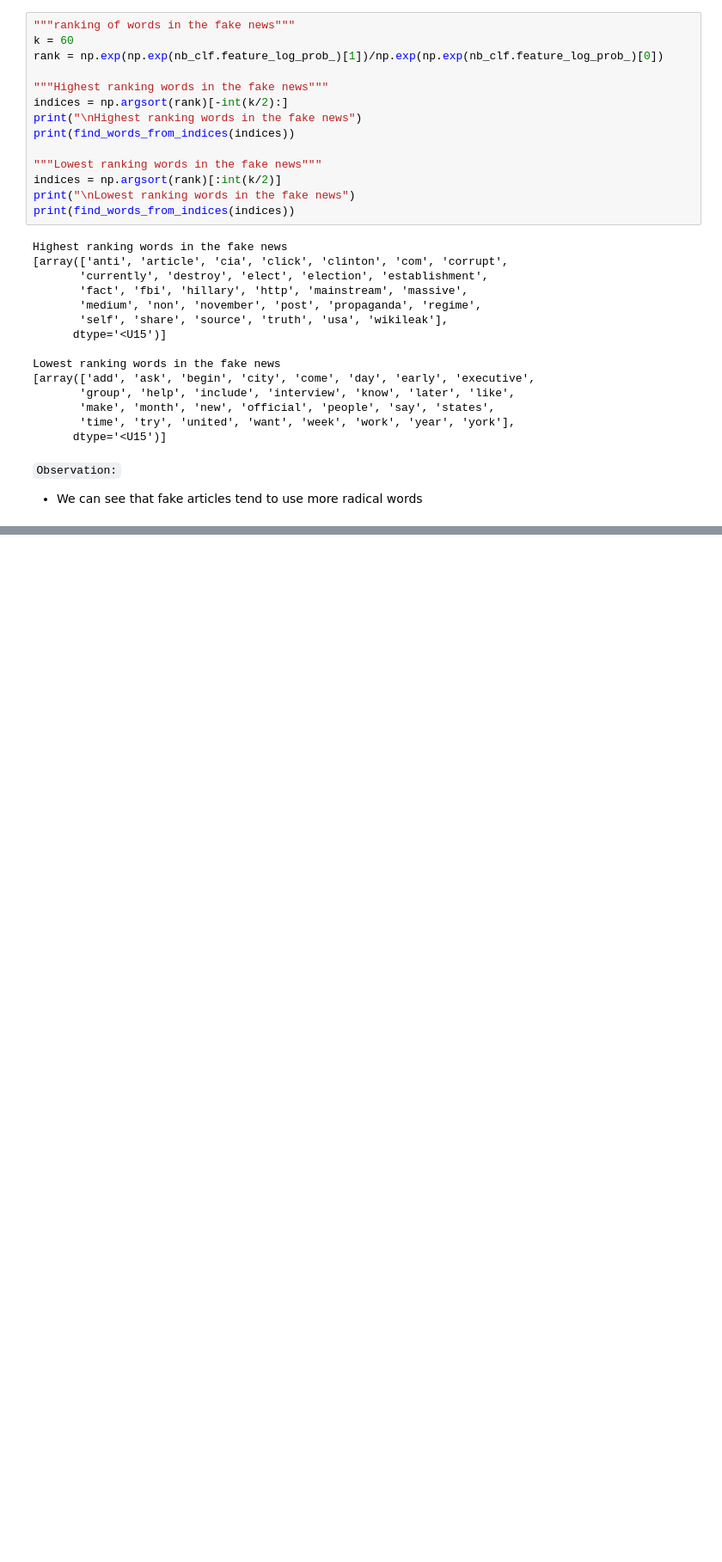
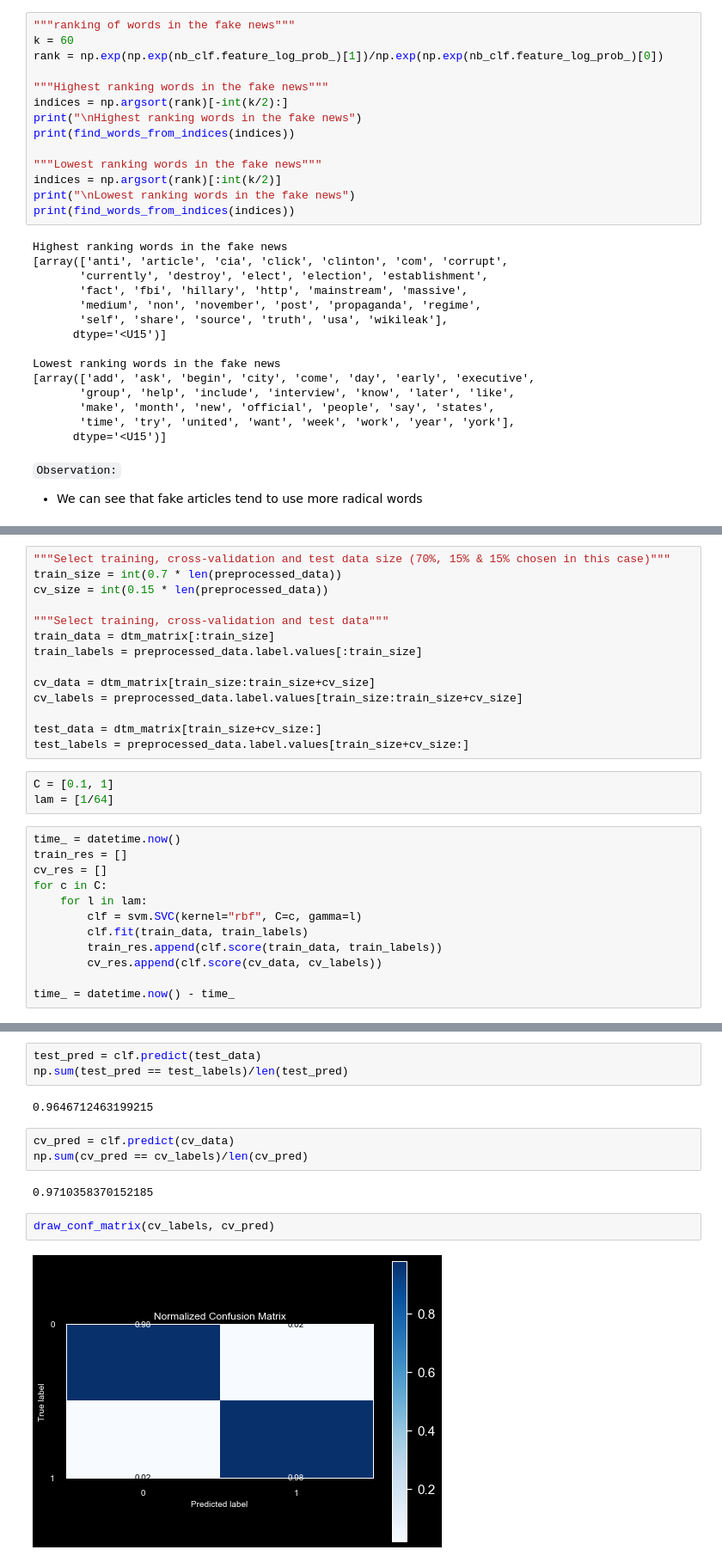
Before and after one commit to NehaSingh21/FakeNewsDetection, a Jupyter notebook: fake_news_detection.ipynb, the cells around one changed output, grey strips where cells are left out. Shown: that part at 86% size. Drawn from its saved outputs; the diff is of its cells as text; blank space fills up the shorter version.

```diff
--- a/fake_news_detection.ipynb
+++ b/fake_news_detection.ipynb
@@ -257,0 +274,29 @@ Lowest ranking words in the fake news
+# %%
+"""Select training, cross-validation and test data size (70%, 15% & 15% chosen in this case)"""
+train_size = int(0.7 * len(preprocessed_data))
+cv_size = int(0.15 * len(preprocessed_data))
+
+"""Select training, cross-validation and test data"""
+train_data = dtm_matrix[:train_size]
+train_labels = preprocessed_data.label.values[:train_size]
+
+cv_data = dtm_matrix[train_size:train_size+cv_size]
+cv_labels = preprocessed_data.label.values[train_size:train_size+cv_size]
+
+test_data = dtm_matrix[train_size+cv_size:]
+test_labels = preprocessed_data.label.values[train_size+cv_size:]
+# %%
+C = [0.1, 1]
+lam = [1/64]
+# %%
+time_ = datetime.now()
+train_res = []
+cv_res = []
+for c in C:
+    for l in lam:
+        clf = svm.SVC(kernel="rbf", C=c, gamma=l)
+        clf.fit(train_data, train_labels)
+        train_res.append(clf.score(train_data, train_labels))
+        cv_res.append(clf.score(cv_data, cv_labels))
+
+time_ = datetime.now() - time_
@@ -257,0 +315,14 @@ Lowest ranking words in the fake news
+# %%
+test_pred = clf.predict(test_data)
+np.sum(test_pred == test_labels)/len(test_pred)
+# %% [output]
+0.9646712463199215
+# %%
+cv_pred = clf.predict(cv_data)
+np.sum(cv_pred == cv_labels)/len(cv_pred)
+# %% [output]
+0.9710358370152185
+# %%
+draw_conf_matrix(cv_labels, cv_pred)
+# %% [output]
+[figure, added]
```
Also changed, not shown: parts of 12 cells of this notebook, 2 other files.
